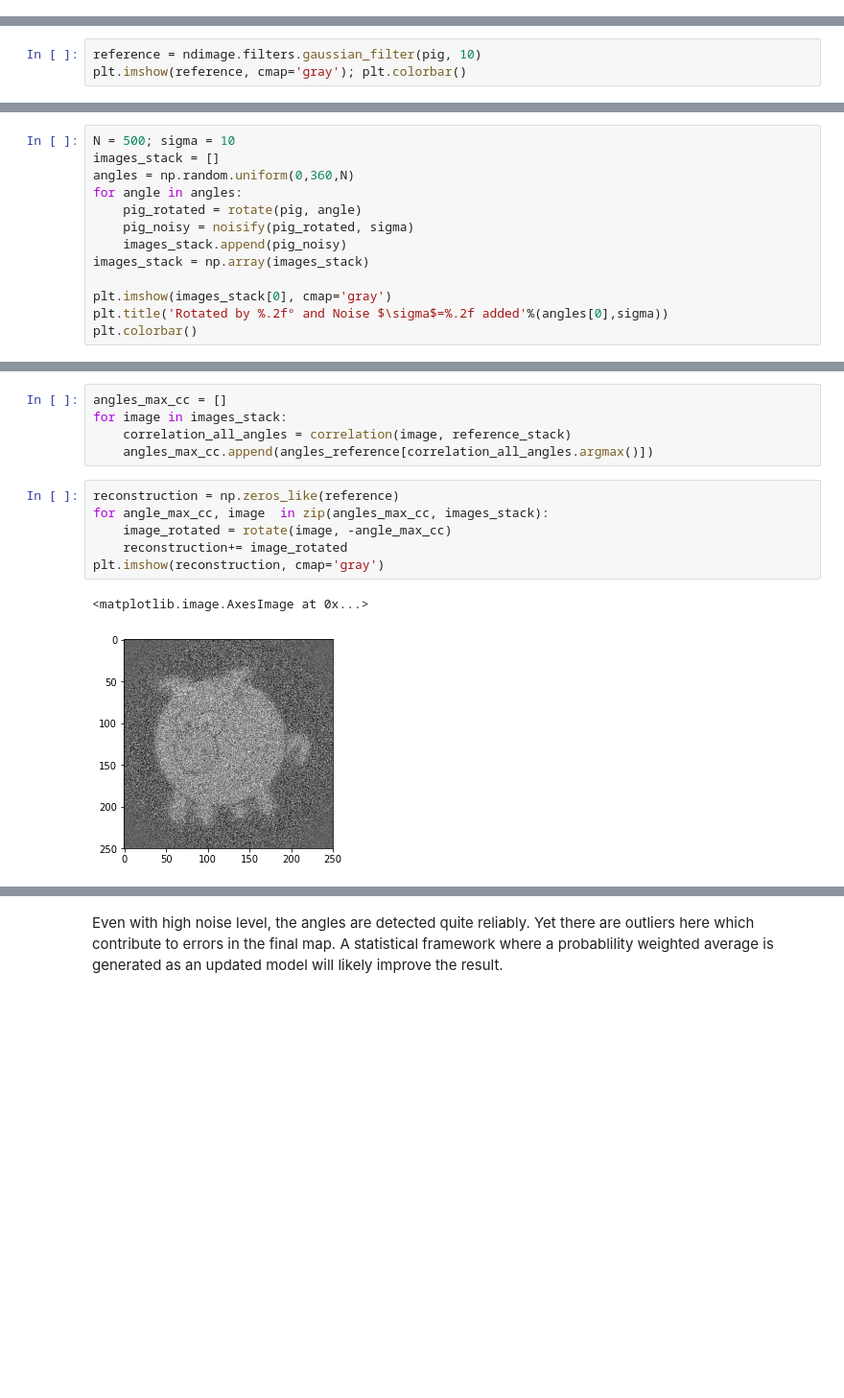
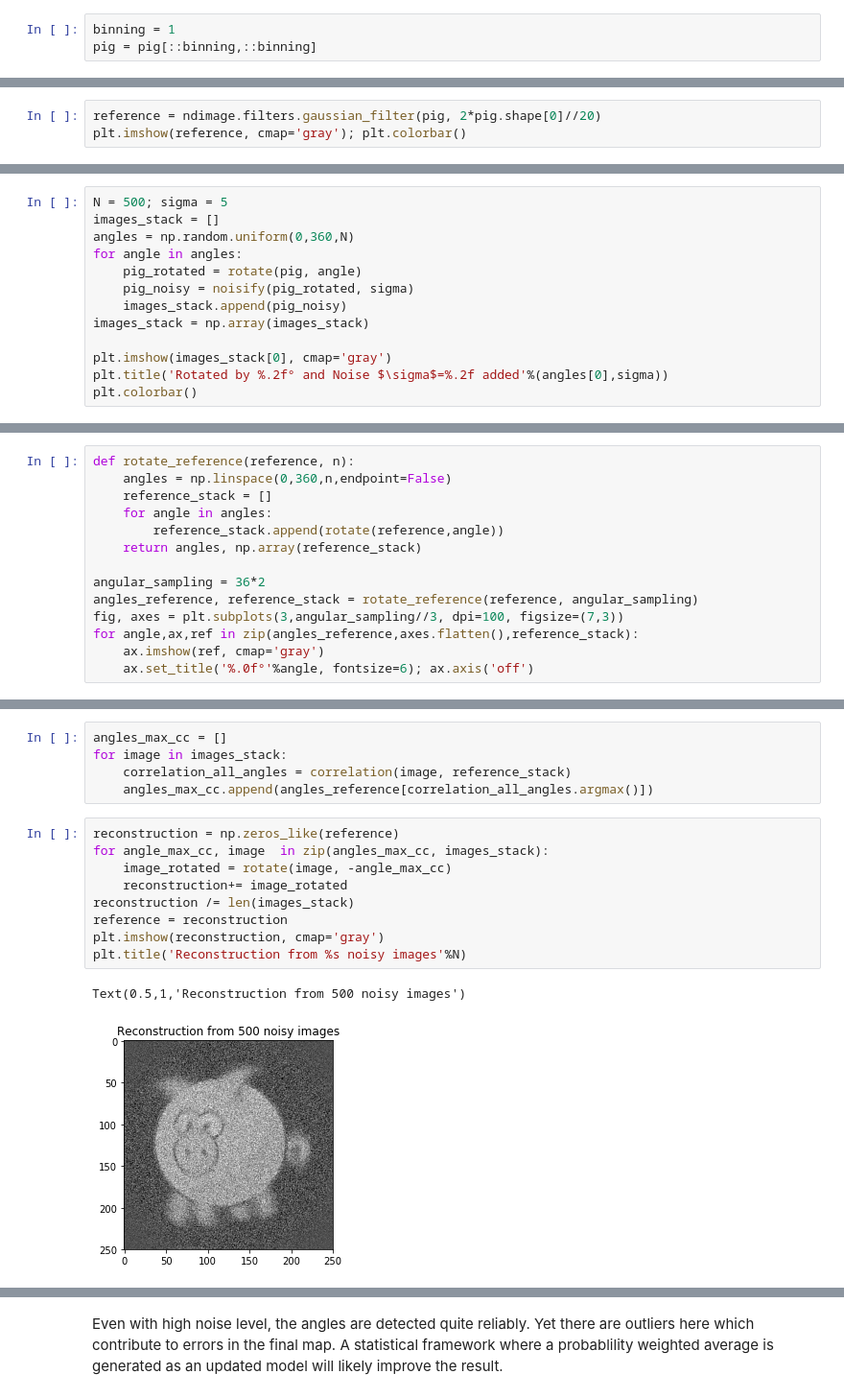
Before and after one commit to stefanhuber1993/CryoEM_Reconstruction, a Jupyter notebook: 1_Alignment2D.ipynb, the cells around one changed output, grey strips where cells are left out. Shown at 96% size. Saved outputs shown, nothing was run; the diff lists cells and outputs as text; blank space fills up the shorter version.

```diff
--- a/1_Alignment2D.ipynb
+++ b/1_Alignment2D.ipynb
@@ -34,7 +35,10 @@ def rotate(image, angle=0):
+# %%
+binning = 1
+pig = pig[::binning,::binning]
 # %% [markdown]
 ## Generation of Reference Structure
 # %%
-reference = ndimage.filters.gaussian_filter(pig, 10)
+reference = ndimage.filters.gaussian_filter(pig, 2*pig.shape[0]//20)
 plt.imshow(reference, cmap='gray'); plt.colorbar()
 # %% [output]
 <matplotlib.colorbar.Colorbar at 0x...>
@@ -42,7 +46,7 @@ plt.imshow(reference, cmap='gray'); plt.colorbar()
 # %% [markdown]
 ## Generation of Rotated Stack
 # %%
-N = 500; sigma = 10
+N = 500; sigma = 5
 images_stack = []
 angles = np.random.uniform(0,360,N)
 for angle in angles:
@@ -59,0 +66,14 @@ plt.colorbar()
+# %%
+def rotate_reference(reference, n):
+    angles = np.linspace(0,360,n,endpoint=False)
+    reference_stack = []
+    for angle in angles:
+        reference_stack.append(rotate(reference,angle))
+    return angles, np.array(reference_stack)
+
+angular_sampling = 36*2
+angles_reference, reference_stack = rotate_reference(reference, angular_sampling)
+fig, axes = plt.subplots(3,angular_sampling//3, dpi=100, figsize=(7,3))
+for angle,ax,ref in zip(angles_reference,axes.flatten(),reference_stack):
+    ax.imshow(ref, cmap='gray')
+    ax.set_title('%.0f°'%angle, fontsize=6); ax.axis('off')
@@ -105,12 +111,15 @@ for image in images_stack:
 # %%
 reconstruction = np.zeros_like(reference)
 for angle_max_cc, image  in zip(angles_max_cc, images_stack):
     image_rotated = rotate(image, -angle_max_cc)
     reconstruction+= image_rotated
+reconstruction /= len(images_stack)
+reference = reconstruction
 plt.imshow(reconstruction, cmap='gray')
+plt.title('Reconstruction from %s noisy images'%N)
 # %% [output]
-<matplotlib.image.AxesImage at 0x...>
+Text(0.5,1,'Reconstruction from 500 noisy images')
-[figure, old version]
+[figure, new version]
 # %%
 plt.scatter(angles, angles_max_cc, s=1, c='k')
 plt.xlabel('True angles'); plt.ylabel('Max_CC angles')
```
Also changed, not shown: parts of 10 cells of this notebook, 1 other file.
